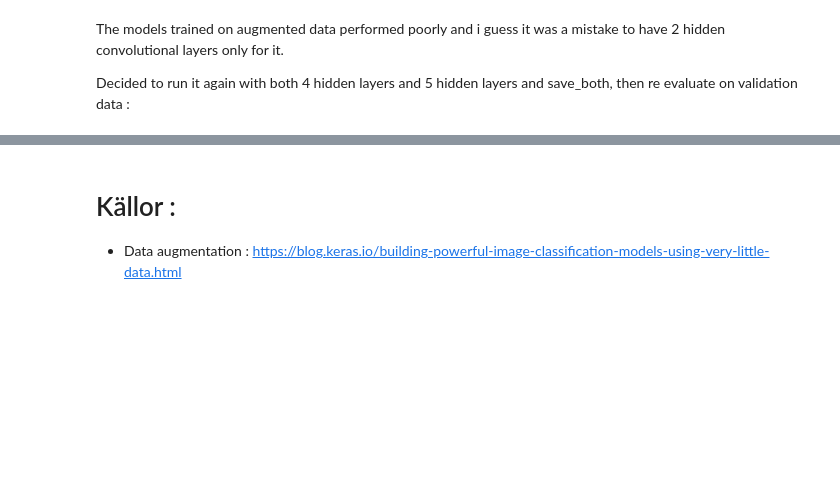
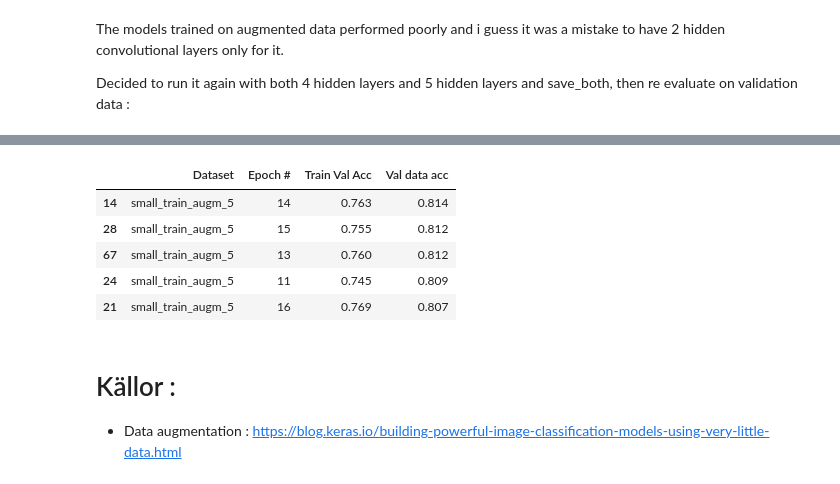
Before and after one commit to SamiFatmi/Deep-Learning-SAMI-FATMI, a Jupyter notebook: Lab/lab.ipynb, the cells around one changed output, grey strips where cells are left out. Drawn from its saved outputs; the diff is of its cells as text; code cells hidden in the pictures; blank space fills up the shorter version.

Commit message:
Trained more models & evaluated

```diff
--- a/Lab/lab.ipynb
+++ b/Lab/lab.ipynb
@@ -1105,3 +1123,17 @@ for kernels in kernels_list :
+# %%
+# re-evaluate the models
+updated_models_list = [name for name in os.listdir(folder) if os.path.isdir(os.path.join(folder, name))]
+
+val_data_df = create_dataframe(updated_models_list)
+# %%
+val_data_df.sort_values(by="Val data acc", ascending=False).head()
+# %% [output]
+|  | Dataset | Epoch # | Train Val Acc | Val data acc |
+| 14 | small_train_augm_5 | 14 | 0.763 | 0.814 |
+| 28 | small_train_augm_5 | 15 | 0.755 | 0.812 |
+| 67 | small_train_augm_5 | 13 | 0.760 | 0.812 |
+| 24 | small_train_augm_5 | 11 | 0.745 | 0.809 |
+| 21 | small_train_augm_5 | 16 | 0.769 | 0.807 |
 # %% [markdown]
 # Källor :
 
```
Also changed, not shown: parts of 2 cells of this notebook.
